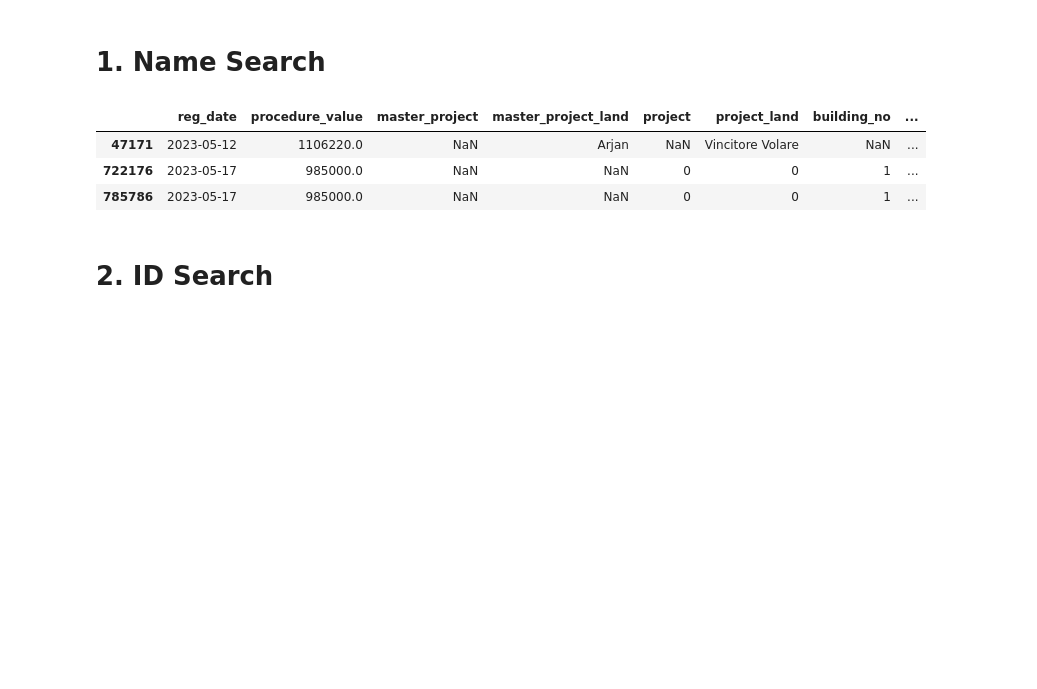
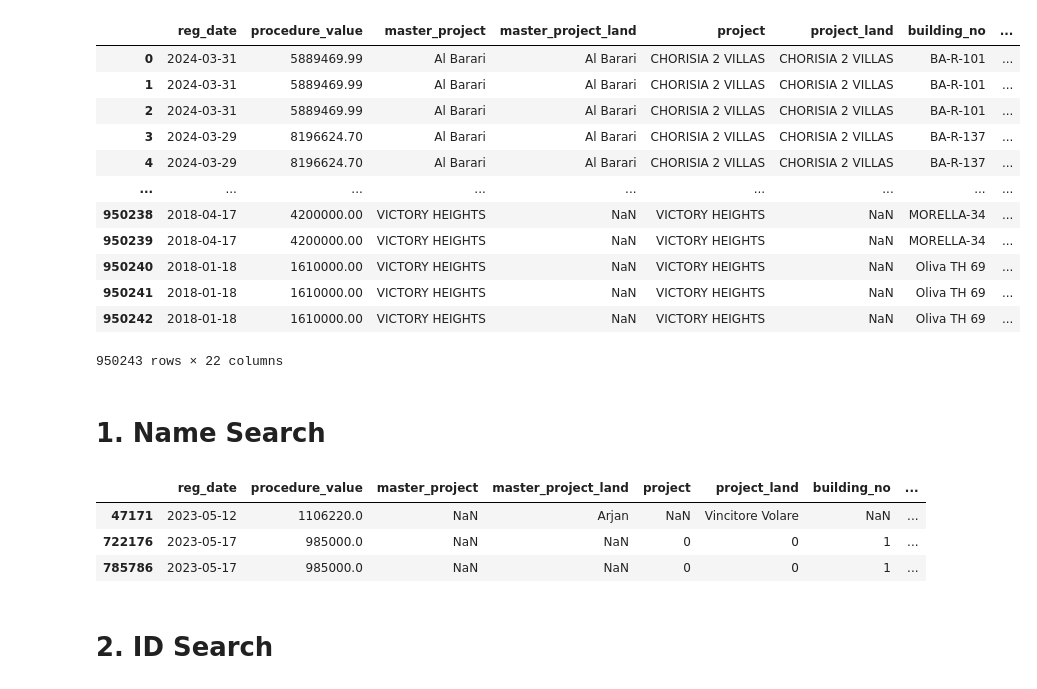
Before and after one commit to nishankode/uae-property-finder, a Jupyter notebook: notebooks/property_old_filter.ipynb, the cells around one changed output. Saved outputs shown, nothing was run; the diff lists cells and outputs as text; code cells hidden in the pictures; blank space fills up the shorter version.

```diff
--- a/notebooks/property_old_filter.ipynb
+++ b/notebooks/property_old_filter.ipynb
@@ -7,6 +7,22 @@ import warnings
 warnings.filterwarnings('ignore')
 # %%
 df = pd.read_csv('../data/cleaned_data/uae_realestate_old_cleaned.csv')
+# %%
+df
+# %% [output]
+|  | reg_date | procedure_value | master_project | master_project_land | project | project_land | building_no | ... |
+| 0 | 2024-03-31 | 5889469.99 | Al Barari | Al Barari | CHORISIA 2 VILLAS | CHORISIA 2 VILLAS | BA-R-101 | ... |
+| 1 | 2024-03-31 | 5889469.99 | Al Barari | Al Barari | CHORISIA 2 VILLAS | CHORISIA 2 VILLAS | BA-R-101 | ... |
+| 2 | 2024-03-31 | 5889469.99 | Al Barari | Al Barari | CHORISIA 2 VILLAS | CHORISIA 2 VILLAS | BA-R-101 | ... |
+| 3 | 2024-03-29 | 8196624.70 | Al Barari | Al Barari | CHORISIA 2 VILLAS | CHORISIA 2 VILLAS | BA-R-137 | ... |
+| 4 | 2024-03-29 | 8196624.70 | Al Barari | Al Barari | CHORISIA 2 VILLAS | CHORISIA 2 VILLAS | BA-R-137 | ... |
+| ... | ... | ... | ... | ... | ... | ... | ... | ... |
+| 950238 | 2018-04-17 | 4200000.00 | VICTORY HEIGHTS | NaN | VICTORY HEIGHTS | NaN | MORELLA-34 | ... |
+| 950239 | 2018-04-17 | 4200000.00 | VICTORY HEIGHTS | NaN | VICTORY HEIGHTS | NaN | MORELLA-34 | ... |
+| 950240 | 2018-01-18 | 1610000.00 | VICTORY HEIGHTS | NaN | VICTORY HEIGHTS | NaN | Oliva TH 69 | ... |
+| 950241 | 2018-01-18 | 1610000.00 | VICTORY HEIGHTS | NaN | VICTORY HEIGHTS | NaN | Oliva TH 69 | ... |
+| 950242 | 2018-01-18 | 1610000.00 | VICTORY HEIGHTS | NaN | VICTORY HEIGHTS | NaN | Oliva TH 69 | ... |
+950243 rows × 22 columns
 # %%
 # Renaming column names to snake case
 df = df.rename(columns={
```
Also changed, not shown: 2 other files.
